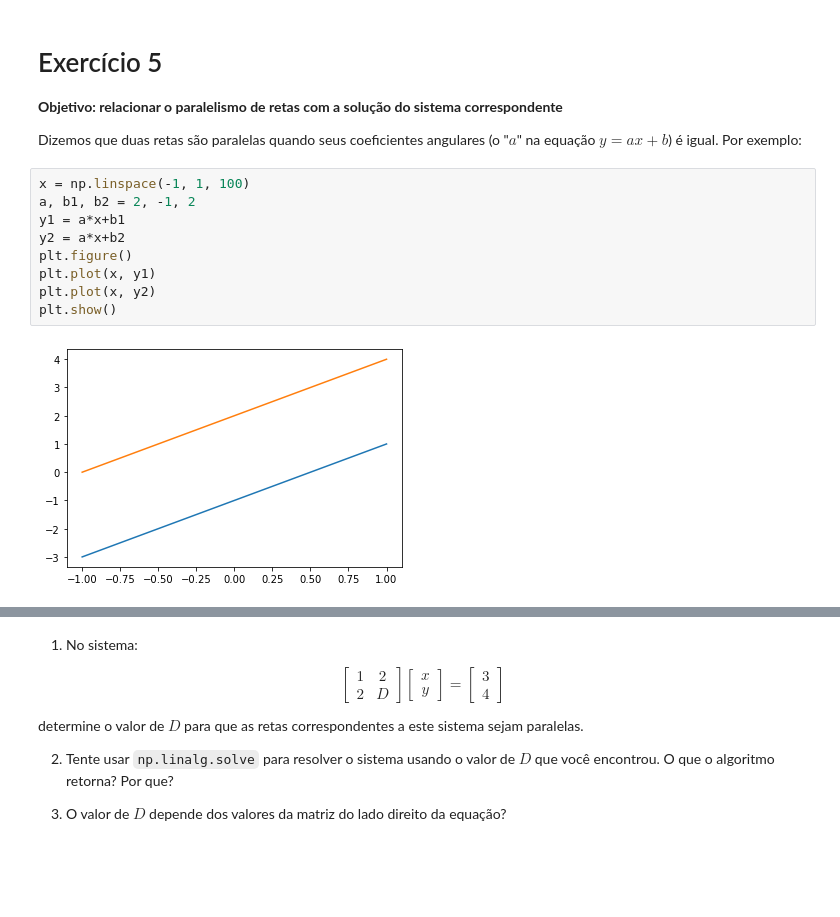
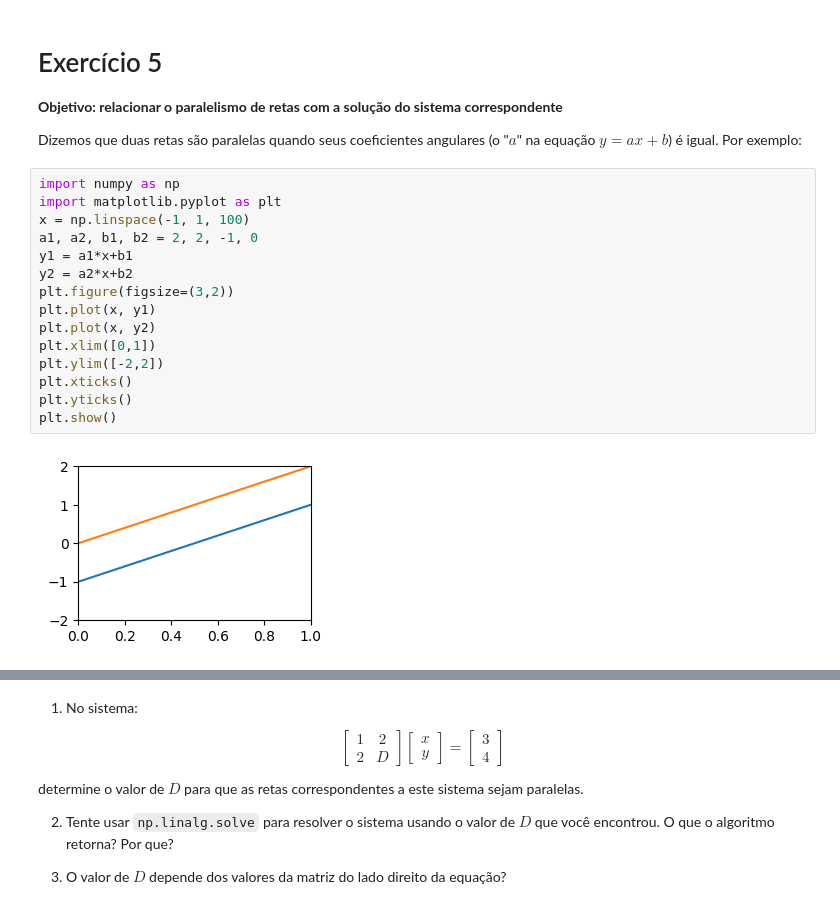
Before and after one commit to tiagoft/alglin, a Jupyter notebook: Aula3/03-geometria_analitica.ipynb, the cells around one changed output, grey strips where cells are left out. Drawn from its saved outputs; the diff is of its cells as text; blank space fills up the shorter version.

```diff
--- a/Aula3/03-geometria_analitica.ipynb
+++ b/Aula3/03-geometria_analitica.ipynb
@@ -144,13 +153,19 @@ y = np.array( [[3], [5]])
 
 Dizemos que duas retas são paralelas quando seus coeficientes angulares (o "$a$" na equação $y=ax+b$) é igual. Por exemplo:
 # %%
+import numpy as np
+import matplotlib.pyplot as plt
 x = np.linspace(-1, 1, 100)
-a, b1, b2 = 2, -1, 2
-y1 = a*x+b1
-y2 = a*x+b2
-plt.figure()
+a1, a2, b1, b2 = 2, 2, -1, 0
+y1 = a1*x+b1
+y2 = a2*x+b2
+plt.figure(figsize=(3,2))
 plt.plot(x, y1)
 plt.plot(x, y2)
+plt.xlim([0,1])
+plt.ylim([-2,2])
+plt.xticks()
+plt.yticks()
 plt.show()
 # %% [output]
-[figure, old version]
+[figure, new version]
```
Also changed, not shown: parts of 3 cells of this notebook, 4 other files.
